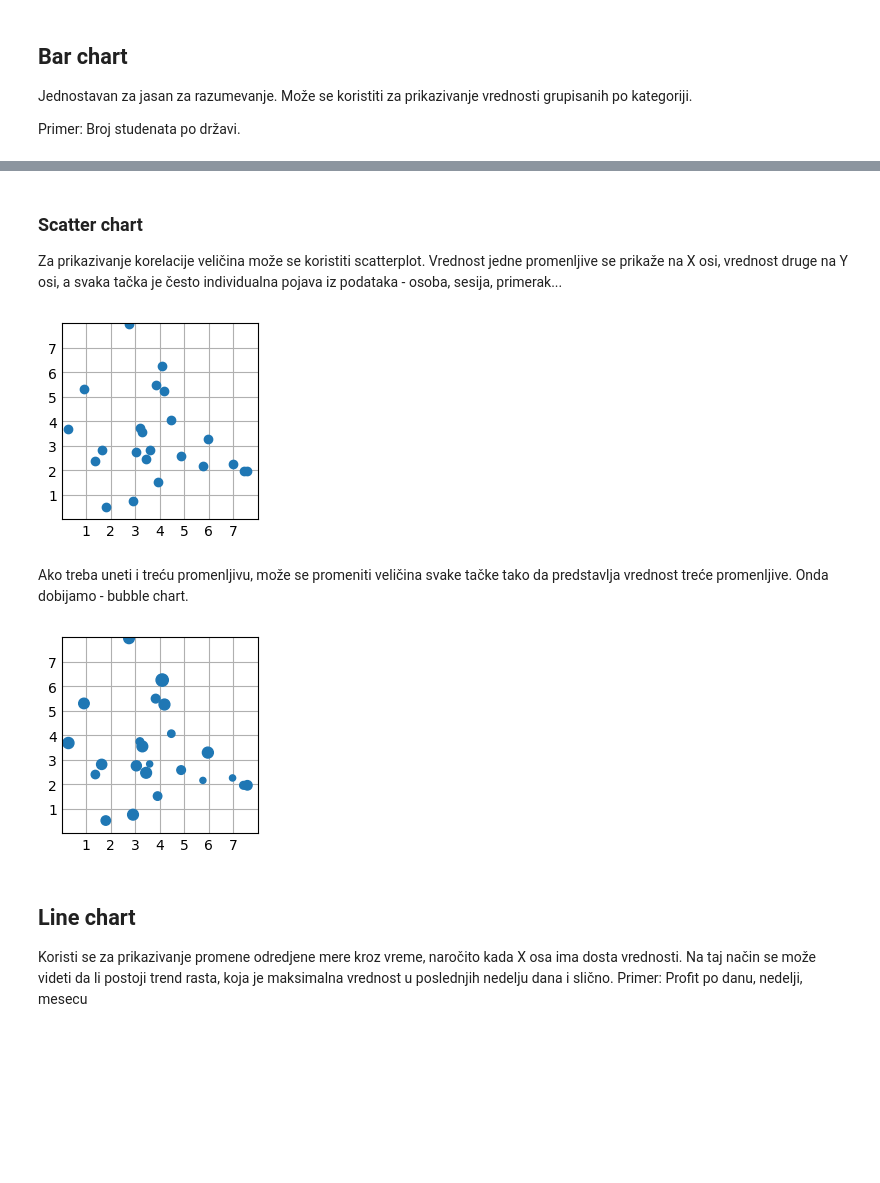
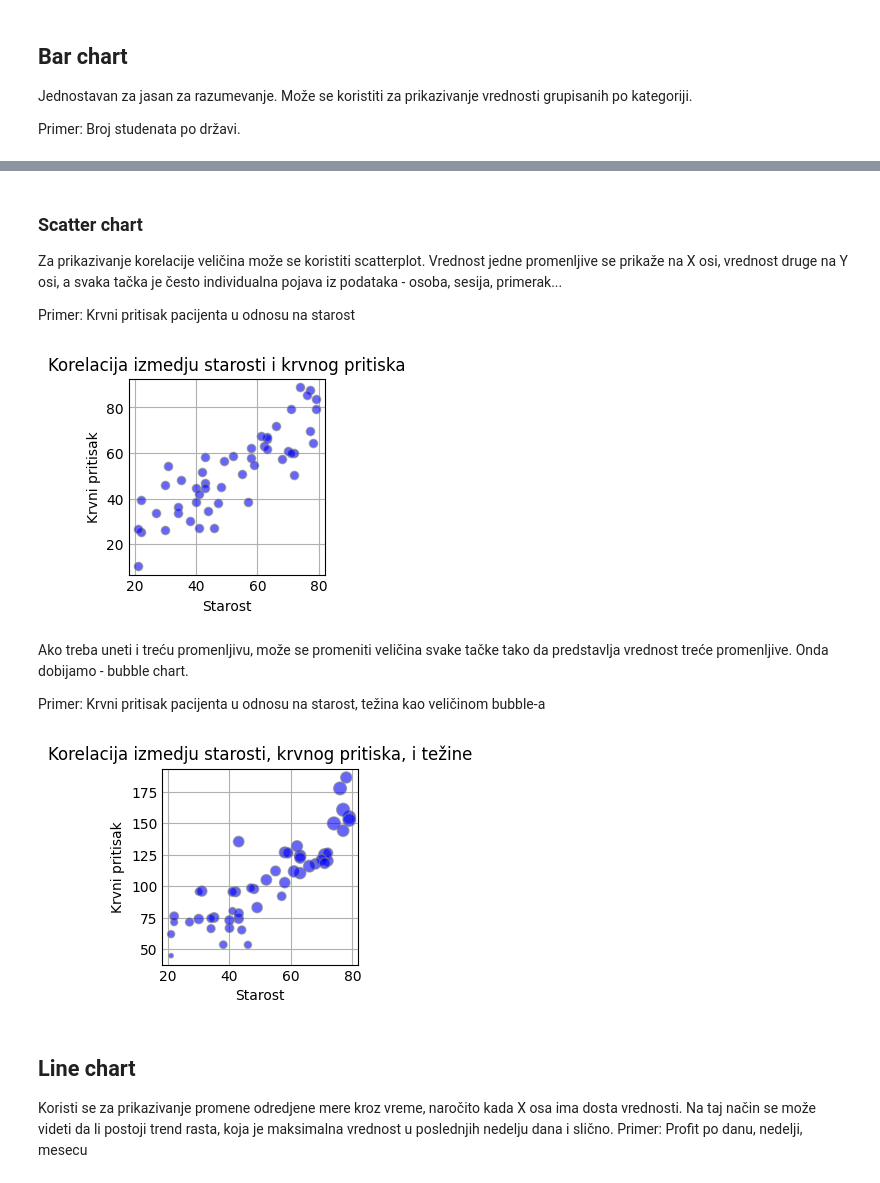
Before and after one commit to TLazarevic/data-analysis-lab, a Jupyter notebook: matplotlib.ipynb, the cells around one changed output, grey strips where cells are left out. Cells and saved outputs as stored; diff of their text form; code cells hidden in the pictures; blank space fills up the shorter version.

```diff
--- a/matplotlib.ipynb
+++ b/matplotlib.ipynb
@@ -66,44 +66,51 @@ plt.show()
 ### Scatter chart
 
 Za prikazivanje korelacije veličina može se koristiti scatterplot. Vrednost jedne promenljive se  prikaže na X osi, vrednost druge na Y osi, a svaka tačka je često individualna pojava iz podataka - osoba, sesija, primerak...
+
+Primer: Krvni pritisak pacijenta u odnosu na starost
-# %%
-# napravi (dobre) nasumične podatke:
-np.random.seed(3)
-x = 4 + np.random.normal(0, 2, 24)
-y = 4 + np.random.normal(0, 2, len(x))
-
-# iscrtaj:
-fig, ax = plt.subplots()
-
-ax.scatter(x, y)
-
-ax.set(xlim=(0, 8), xticks=np.arange(1, 8),
-       ylim=(0, 8), yticks=np.arange(1, 8))
-
-plt.show()
-# %% [output]
-[figure, removed]
+# %%
+# napravi (dobre) nasumične podatke:
+np.random.seed(42)
+num_points = 50
+age = np.random.randint(20, 80, num_points)
+blood_pressure = age + np.random.normal(0, 10, num_points)
+
+# iscrtaj:
+fig, ax = plt.subplots()
+
+ax.scatter(age, blood_pressure, alpha=0.6, c='blue', edgecolors='gray')
+
+plt.xlabel('Starost')
+plt.ylabel('Krvni pritisak')
+plt.title('Korelacija izmedju starosti i krvnog pritiska')
+
+plt.show()
+# %% [output]
+[figure, added]
 # %% [markdown]
 Ako treba uneti i treću promenljivu, može se promeniti veličina svake tačke tako da predstavlja vrednost treće promenljive. Onda dobijamo - bubble chart.
+
+Primer: Krvni pritisak pacijenta u odnosu na starost, težina kao veličinom bubble-a
-# %%
-# napravi podatke:
-np.random.seed(3)
-x = 4 + np.random.normal(0, 2, 24)
-y = 4 + np.random.normal(0, 2, len(x))
-# veličina:
-sizes = np.random.uniform(15, 80, len(x))
-
-# iscrtaj:
-fig, ax = plt.subplots()
-
-ax.scatter(x, y, s=sizes)
-
-ax.set(xlim=(0, 8), xticks=np.arange(1, 8),
-       ylim=(0, 8), yticks=np.arange(1, 8))
-
-plt.show()
-# %% [output]
-[figure, removed]
+# %%
+# napravi (dobre) nasumične podatke:
+np.random.seed(42)
+num_points = 50
+age = np.random.randint(20, 80, num_points)
+weight = age + np.random.normal(0, 10, num_points)
+blood_pressure = age + weight + np.random.normal(0, 15, num_points)
+
+# iscrtaj:
+fig, ax = plt.subplots()
+
+ax.scatter(age, blood_pressure, s=weight, alpha=0.6, c='blue', edgecolors='gray')
+
+plt.xlabel('Starost')
+plt.ylabel('Krvni pritisak')
+plt.title('Korelacija izmedju starosti, krvnog pritiska, i težine')
+
+plt.show()
+# %% [output]
+[figure, added]
 # %% [markdown]
 ## Line chart
 
```
Also changed, not shown: parts of 4 cells of this notebook, 1 other file.
